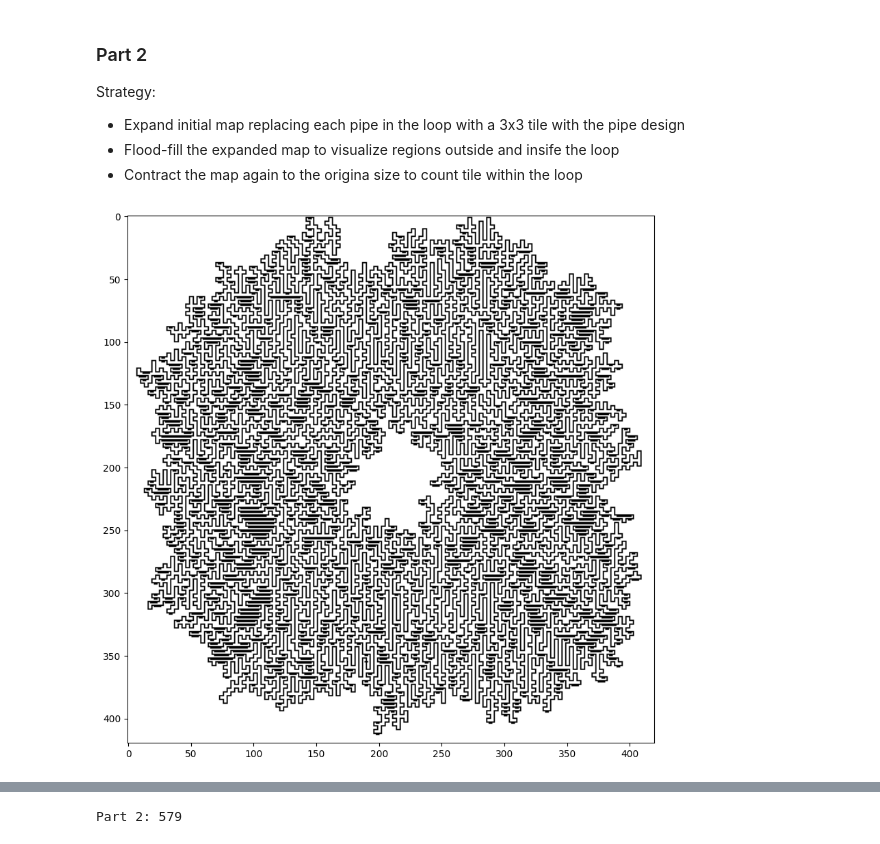
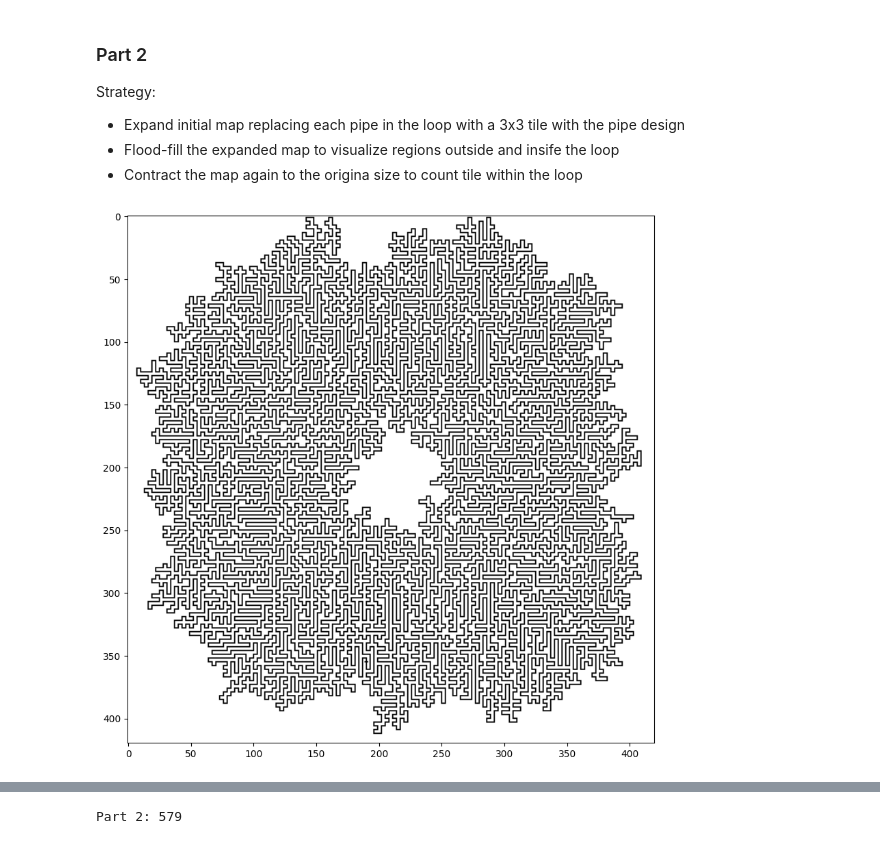
Before and after one commit to marcodelmastro/AdventOfCode2023, a Jupyter notebook: Day10.ipynb, the cells around one changed output, grey strips where cells are left out. Drawn from its saved outputs; the diff is of its cells as text; code cells hidden in the pictures.

```diff
--- a/Day10.ipynb
+++ b/Day10.ipynb
@@ -134,26 +134,26 @@ Strategy:
 # %%
 # expand the loop map with 3x3 tiles for the pipe elements
 
 pipetiles = {
     "|" : [[0,1,0],[0,1,0],[0,1,0]],
-    "-" : [[0,0,0],[1,1,1],[1,1,1]],
+    "-" : [[0,0,0],[1,1,1],[0,0,0]],
     "L" : [[0,1,0],[0,1,1],[0,0,0]],
     "J" : [[0,1,0],[1,1,0],[0,0,0]],
     "7" : [[0,0,0],[1,1,0],[0,1,0]],
     "F" : [[0,0,0],[0,1,1],[0,1,0]],
     "S" : [[0,1,0],[1,1,1],[0,1,0]],
 }
 
 gridexp = np.zeros((3*len(grid),3*len(grid[0])),dtype=int)
 
 for x,y in loop:
     t = grid[y][x]
     gridexp[3*y:3*y+3,3*x:3*x+3] = pipetiles[t]
 
 fig = plt.figure(figsize=(10,10), dpi=100)
 _ = plt.imshow(gridexp,cmap="binary")
 # %% [output]
-[figure, old version]
+[figure, new version]
 # %%
 # Recursive flood fill algorithm
 
```
Also changed, not shown: parts of 1 cell of this notebook.
